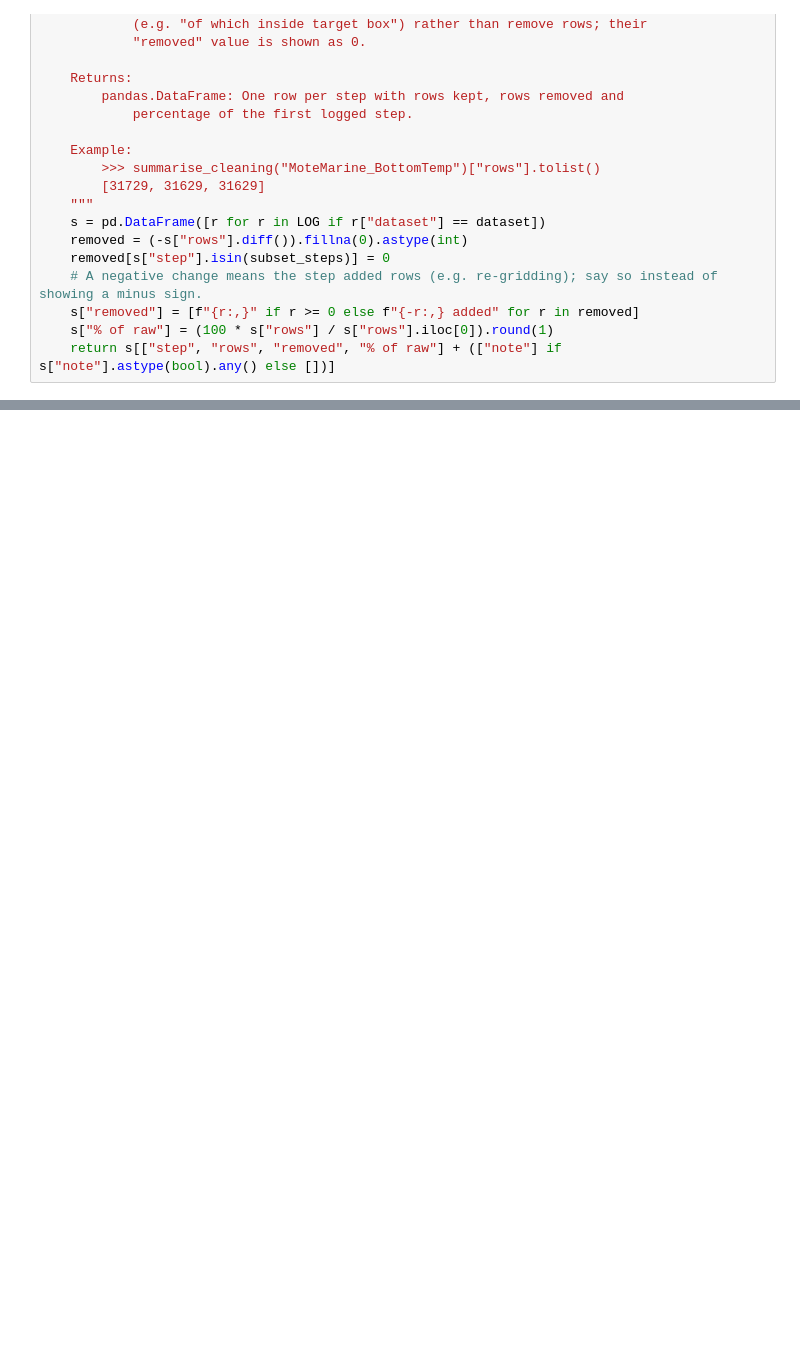
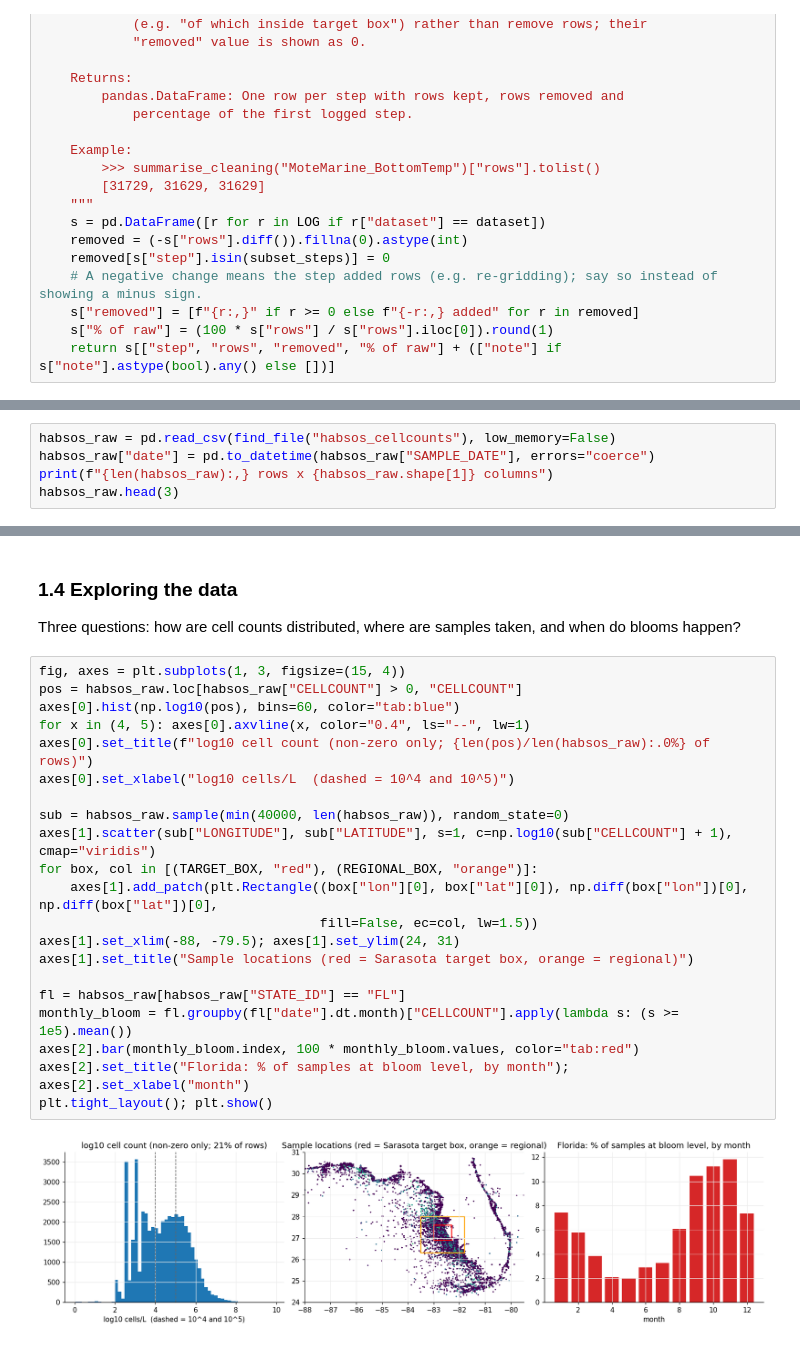
Before and after one commit to Break-Through-Tech/Biointerphase-1A-forecasting-harmful-algal-bloom-risk, a Jupyter notebook: models/notebooks/00_master_eda_and_merge.ipynb, the cells around one changed output, grey strips where cells are left out. Drawn from its saved outputs; the diff is of its cells as text; blank space fills up the shorter version.

```diff
--- a/models/notebooks/00_master_eda_and_merge.ipynb
+++ b/models/notebooks/00_master_eda_and_merge.ipynb
@@ -265,0 +281,5 @@ def summarise_cleaning(dataset: str, subset_steps: tuple = ()) -> pd.DataFrame:
+# %%
+habsos_raw = pd.read_csv(find_file("habsos_cellcounts"), low_memory=False)
+habsos_raw["date"] = pd.to_datetime(habsos_raw["SAMPLE_DATE"], errors="coerce")
+print(f"{len(habsos_raw):,} rows x {habsos_raw.shape[1]} columns")
+habsos_raw.head(3)
@@ -265,0 +415,26 @@ def summarise_cleaning(dataset: str, subset_steps: tuple = ()) -> pd.DataFrame:
+# %% [markdown]
+### 1.4 Exploring the data
+Three questions: how are cell counts distributed, where are samples taken, and when do blooms happen?
+# %%
+fig, axes = plt.subplots(1, 3, figsize=(15, 4))
+pos = habsos_raw.loc[habsos_raw["CELLCOUNT"] > 0, "CELLCOUNT"]
+axes[0].hist(np.log10(pos), bins=60, color="tab:blue")
+for x in (4, 5): axes[0].axvline(x, color="0.4", ls="--", lw=1)
+axes[0].set_title(f"log10 cell count (non-zero only; {len(pos)/len(habsos_raw):.0%} of rows)")
+axes[0].set_xlabel("log10 cells/L  (dashed = 10^4 and 10^5)")
+
+sub = habsos_raw.sample(min(40000, len(habsos_raw)), random_state=0)
+axes[1].scatter(sub["LONGITUDE"], sub["LATITUDE"], s=1, c=np.log10(sub["CELLCOUNT"] + 1), cmap="viridis")
+for box, col in [(TARGET_BOX, "red"), (REGIONAL_BOX, "orange")]:
+    axes[1].add_patch(plt.Rectangle((box["lon"][0], box["lat"][0]), np.diff(box["lon"])[0], np.diff(box["lat"])[0],
+                                    fill=False, ec=col, lw=1.5))
+axes[1].set_xlim(-88, -79.5); axes[1].set_ylim(24, 31)
+axes[1].set_title("Sample locations (red = Sarasota target box, orange = regional)")
+
+fl = habsos_raw[habsos_raw["STATE_ID"] == "FL"]
+monthly_bloom = fl.groupby(fl["date"].dt.month)["CELLCOUNT"].apply(lambda s: (s >= 1e5).mean())
+axes[2].bar(monthly_bloom.index, 100 * monthly_bloom.values, color="tab:red")
+axes[2].set_title("Florida: % of samples at bloom level, by month"); axes[2].set_xlabel("month")
+plt.tight_layout(); plt.show()
+# %% [output]
+[figure, added]
```
Also changed, not shown: parts of 35 cells of this notebook, 3 other files.
